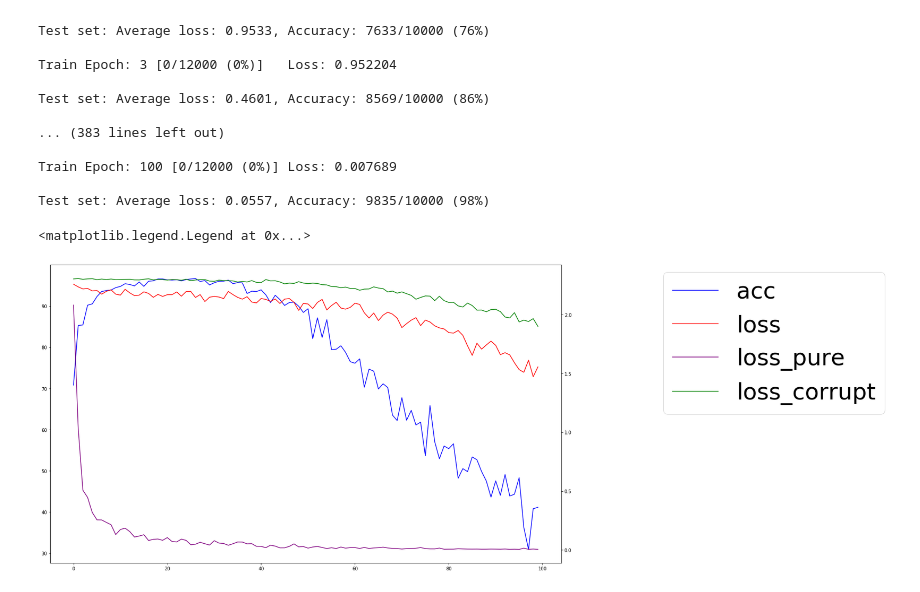
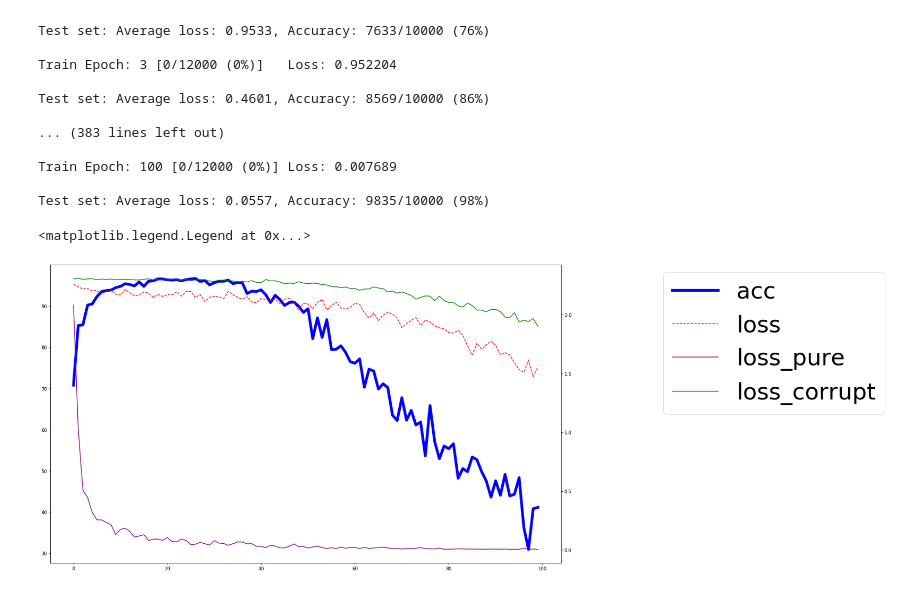
Before and after one commit to physicsru/adaptive_label_smoothing, a Jupyter notebook: adaptive_label_smoothing-master/mislabel.ipynb, the cells around one changed output. Saved outputs shown, nothing was run; the diff lists cells and outputs as text; code cells hidden in the pictures.

```diff
--- a/adaptive_label_smoothing-master/mislabel.ipynb
+++ b/adaptive_label_smoothing-master/mislabel.ipynb
@@ -385,14 +432,14 @@ loss_pure=np.load("loss_pure.npy")
 # %%
 fig = plt.figure(figsize=(20,12))
 ax = fig.add_subplot(111)
-f1=ax.plot(x_axis,acc,color='blue',label="acc")
+f1=ax.plot(x_axis,acc,color='blue',label="acc",lw=6)
 ax2 = ax.twinx()
-f2=ax2.plot(x_axis,loss,color='red',label="loss")
+f2=ax2.plot(x_axis,loss,color='red',label="loss",ls='dashed')
 f3=ax2.plot(x_axis,loss_pure,color='purple',label="loss_pure")
 f4=ax2.plot(x_axis,loss_corrupt,color='green',label="loss_corrupt")
 f=f1+f2+f3+f4
 labs = [l.get_label() for l in f]
 ax.legend(f, labs, loc=[1.2, 0.5],prop={'size': 50})
 # %% [output]
 <matplotlib.legend.Legend at 0x...>
-[figure, old version]
+[figure, new version]
```
Also changed, not shown: parts of 14 cells of this notebook, 11 other files.
